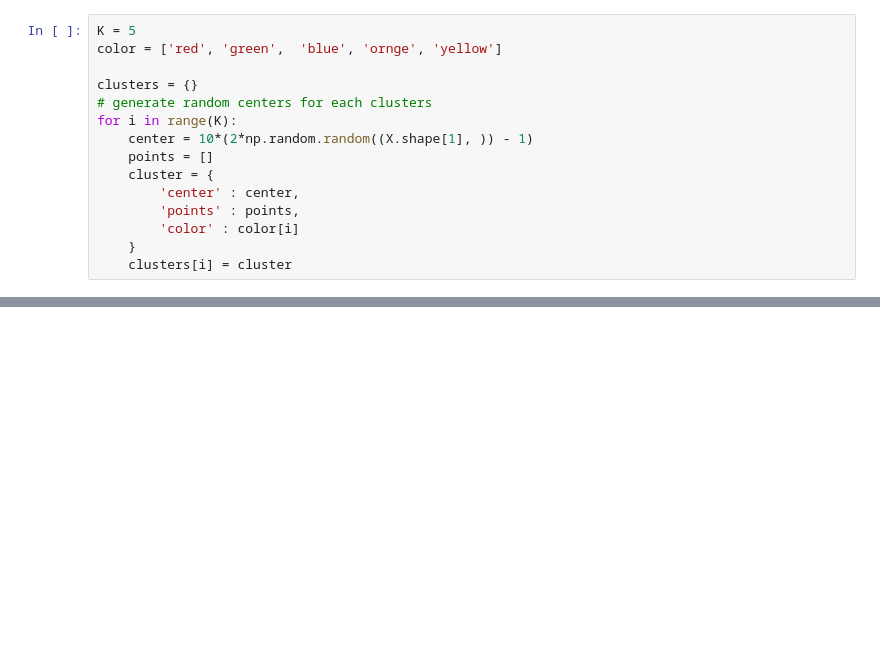
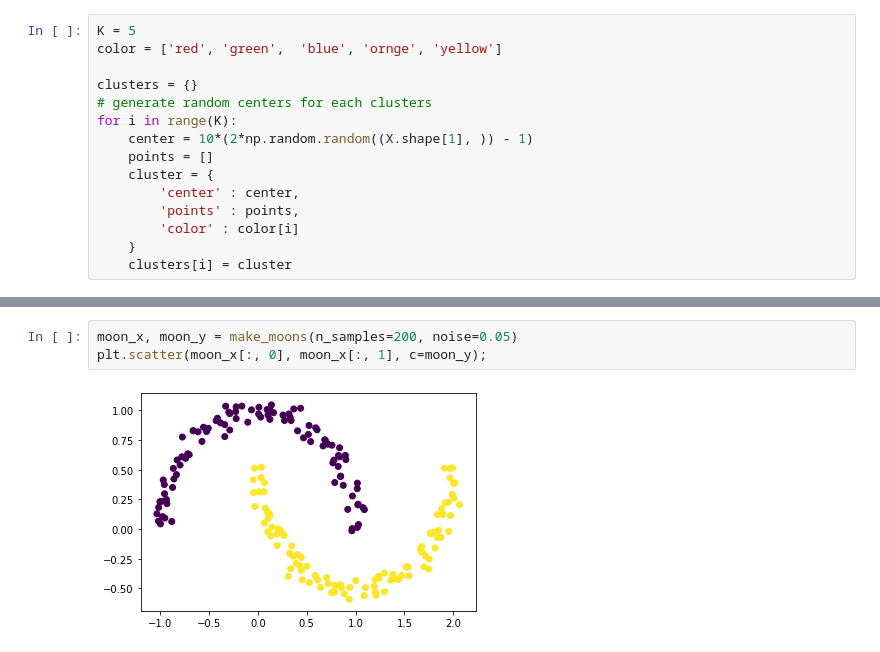
Before and after one commit to macabdul9/ml-cb, a Jupyter notebook: L06-K-Means-Cluster/K-Means-Cluster-Online.ipynb, the cells around one changed output, grey strips where cells are left out. Drawn from its saved outputs; the diff is of its cells as text; blank space fills up the shorter version.

```diff
--- a/L06-K-Means-Cluster/K-Means-Cluster-Online.ipynb
+++ b/L06-K-Means-Cluster/K-Means-Cluster-Online.ipynb
@@ -75,0 +110,5 @@ k_means(X, clusters, K)
+# %%
+moon_x, moon_y = make_moons(n_samples=200, noise=0.05)
+plt.scatter(moon_x[:, 0], moon_x[:, 1], c=moon_y);
+# %% [output]
+[figure, added]
```
Also changed, not shown: parts of 25 cells of this notebook.
